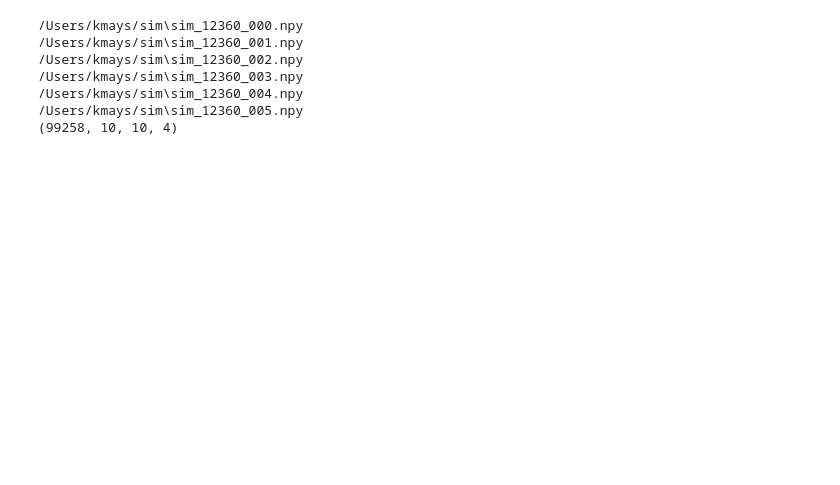
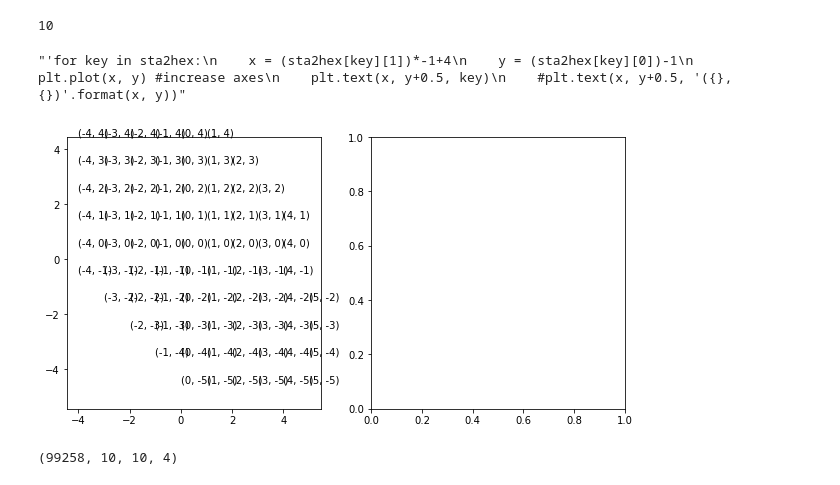
Before and after one commit to fmcnallyi3/icetop-cnn, a Jupyter notebook: Hex to Square Manipulation.ipynb, the cells around one changed output. Drawn from its saved outputs; the diff is of its cells as text; code cells hidden in the pictures; blank space fills up the shorter version.

```diff
--- a/Hex to Square Manipulation.ipynb
+++ b/Hex to Square Manipulation.ipynb
@@ -13,0 +85,5 @@ isns.ImageGrid(x_r[-1][...,:1])
+# %%
+# import the data using load_data from data_tools
+import data_tools, glob
+file_list=sorted(glob.glob('/Users/kmays/sim/*.npy')) #list of strings
+dataDict=data_tools.load_data(file_list)
@@ -14,18 +177,30 @@ isns.ImageGrid(x_r[-1][...,:1])
 # %%
 #create a plot of station coordinates to visualize
-
+import data_tools
+import numpy as np
+import matplotlib.pyplot as plt
 # get the coordinate points
 sta2hex, hex2sta = data_tools.hexSquare()
-#print(sta2hex)
+fig, ax = plt.subplots(1, 2, figsize=(10,5))
 
+squareY, squareX = np.transpose([sta2hex[s] for s in sorted(sta2hex.keys())])
+print(squareY.max()-squareY.min()+1)
+#0 rotations
+for key in sta2hex:
+    x = sta2hex[key][0]
+    y = (sta2hex[key][1])
+    ax[0].plot(x,y)
+    ax[0].text(x, y+0.5, (x,y))
+    #ax[0].set_title('original')
+
+#print(sta2hex['36'])
 #1 rotation (incomplete)
 ''''for key in sta2hex:
-    if
     x = sta2hex[key][1]-3
     y = (sta2hex[key][0])*-1
     plt.plot(x, y) #increase axes
-    #plt.text(x, y+0.5, key)
-    plt.text(x, y+0.5, '({}, {})'.format(x, y))'''
+    plt.text(x, y+0.5, key)
+    #plt.text(x, y+0.5, '({}, {})'.format(x, y)'''
 
 #2 rotations, if statements that
 ''''x,y=0,4
@@ -38,7 +213,6 @@ j,k=-5,3
 m,n=-5,2
 o,p=-5,1
 r,s=-5,0
-#u,v=-4,-1
 
 for key in sta2hex:
     if int(key)<=6:
@@ -92,32 +266,36 @@ for key in sta2hex:
     if int(key)>67 and int(key)<=74:
         plt.plot(o, p)
         plt.text(o, p+0.5, key)
         #plt.text(a, b+0.5, '({}, {})'.format(a, b))
         o+=1
         p-=1
     if int(key)>74 and int(key)<=78:
         plt.plot(r, s)
         plt.text(r, s+0.5, key)
         #plt.text(a, b+0.5, '({}, {})'.format(a, b))
         r+=1
         s-=1 '''
 
 # 3 rotations
 ''''for key in sta2hex:
     x = (sta2hex[key][0])*-1
     y = (sta2hex[key][1])*-1
     plt.plot(x, y) #increase axes
-    #plt.text(x, y+0.5, key)
-    plt.text(x, y+0.5, '({}, {})'.format(x, y))'''
+    plt.text(x, y+0.5, key)
+    #plt.text(x, y+0.5, '({}, {})'.format(x, y))'''
 
 # 4 rotations (incomplete)
 ''''for key in sta2hex:
     x = (sta2hex[key][1])*-1+4
     y = (sta2hex[key][0])-1
     plt.plot(x, y) #increase axes
     plt.text(x, y+0.5, key)
     #plt.text(x, y+0.5, '({}, {})'.format(x, y))'''
 
 
 # how would i even incorporate these rotations?
 # include param in HexSquare(), create if/switch statements, check that it falls within [-4,4] range
+# %% [output]
+10
+"'for key in sta2hex:\n    x = (sta2hex[key][1])*-1+4\n    y = (sta2hex[key][0])-1\n    plt.plot(x, y) #increase axes\n    plt.text(x, y+0.5, key)\n    #plt.text(x, y+0.5, '({}, {})'.format(x, y))"
+[figure, added]
@@ -129,10 +310,4 @@ hexDict=data_tools.load_data(file_list)
 x=data_tools.dict2mat(hexDict)
 print(x.shape)
 # %% [output]
-/Users/kmays/sim\sim_12360_000.npy
-/Users/kmays/sim\sim_12360_001.npy
-/Users/kmays/sim\sim_12360_002.npy
-/Users/kmays/sim\sim_12360_003.npy
-/Users/kmays/sim\sim_12360_004.npy
-/Users/kmays/sim\sim_12360_005.npy
 (99258, 10, 10, 4)
```
Also changed, not shown: parts of 4 cells of this notebook, 3 other files.
